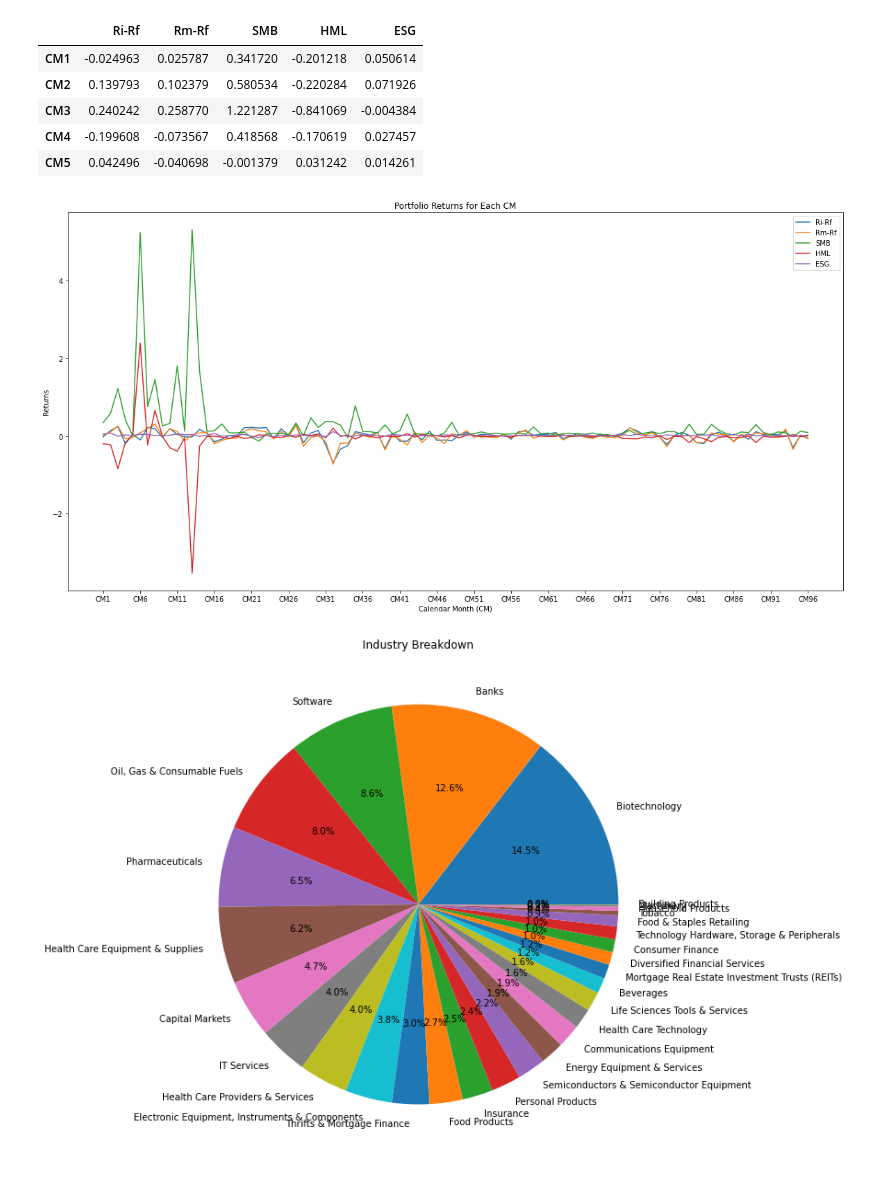
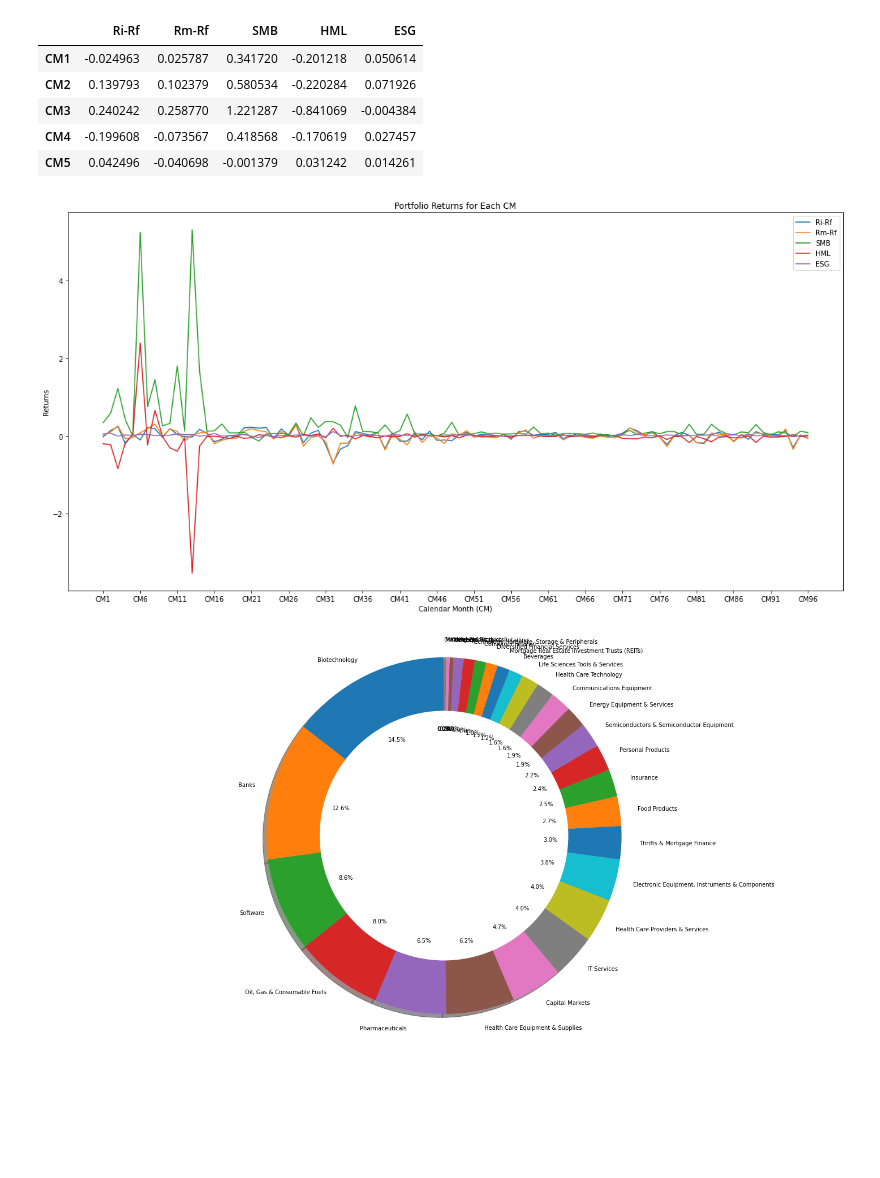
Before and after one commit to TDR474/ESG-Fama-French, a Jupyter notebook: Analysis.ipynb, the cells around one changed output. Saved outputs shown, nothing was run; the diff lists cells and outputs as text; code cells hidden in the pictures; blank space fills up the shorter version.

Commit message:
Changed industry pie chart

```diff
--- a/Analysis.ipynb
+++ b/Analysis.ipynb
@@ -215,31 +215,45 @@ df_spread.head()
 # %%
 # summary statistics with plots
 df_spread.describe()
 
 # plot the average returns for each CM period, make the plot pretty
 fig, ax = plt.subplots(figsize=(20,10))
 ax.plot(df_spread.index, df_spread['Ri-Rf'], label='Ri-Rf')
 ax.plot(df_spread.index, df_spread['Rm-Rf'], label='Rm-Rf')
 ax.plot(df_spread.index, df_spread['SMB'], label='SMB')
 ax.plot(df_spread.index, df_spread['HML'], label='HML')
 ax.plot(df_spread.index, df_spread['ESG'], label='ESG')
 ax.set_xlabel('Calendar Month (CM)')
 ax.set_ylabel('Returns')
 ax.set_title('Portfolio Returns for Each CM')
 ax.legend()
 # set the x interval to be larger
 ax.set_xticks(np.arange(0, 96, 5))
 plt.show()
 
 # from df, find the  summary statistics for industry column
 df_industry = df[['Identifier (RIC)', 'Industry']]
 df_industry = df_industry.groupby('Industry').count().sort_values(by='Identifier (RIC)', ascending=False)
 
-# plot the summary statistics in pie chart
-fig, ax = plt.subplots(figsize=(20,10))
-ax.pie(df_industry['Identifier (RIC)'], labels=df_industry.index, autopct='%1.1f%%')
-ax.set_title('Industry Breakdown')
+# plot the summary statistics (industries) in pie chart
+labels = df_industry.index
+sizes = df_industry['Identifier (RIC)']
+
+# colors
+colors = ['#ff9999','#66b3ff','#99ff99','#ffcc99']
+
+fig1, ax1 = plt.subplots(figsize=(20,10))
+ax1.pie(sizes, labels=labels, autopct='%1.1f%%', shadow=True, startangle=90)
+
+# circle
+centre_circle = plt.Circle((0,0),0.70,fc='white')
+fig = plt.gcf()
+fig.gca().add_artist(centre_circle)
+
+# Equal aspect ratio ensures that pie is drawn as a circle
+ax1.axis('equal')
+plt.tight_layout()
 plt.show()
 # %% [output]
 [figure]
-[figure, old version]
+[figure, new version]
```
Also changed, not shown: parts of 2 cells of this notebook, 1 other file.
